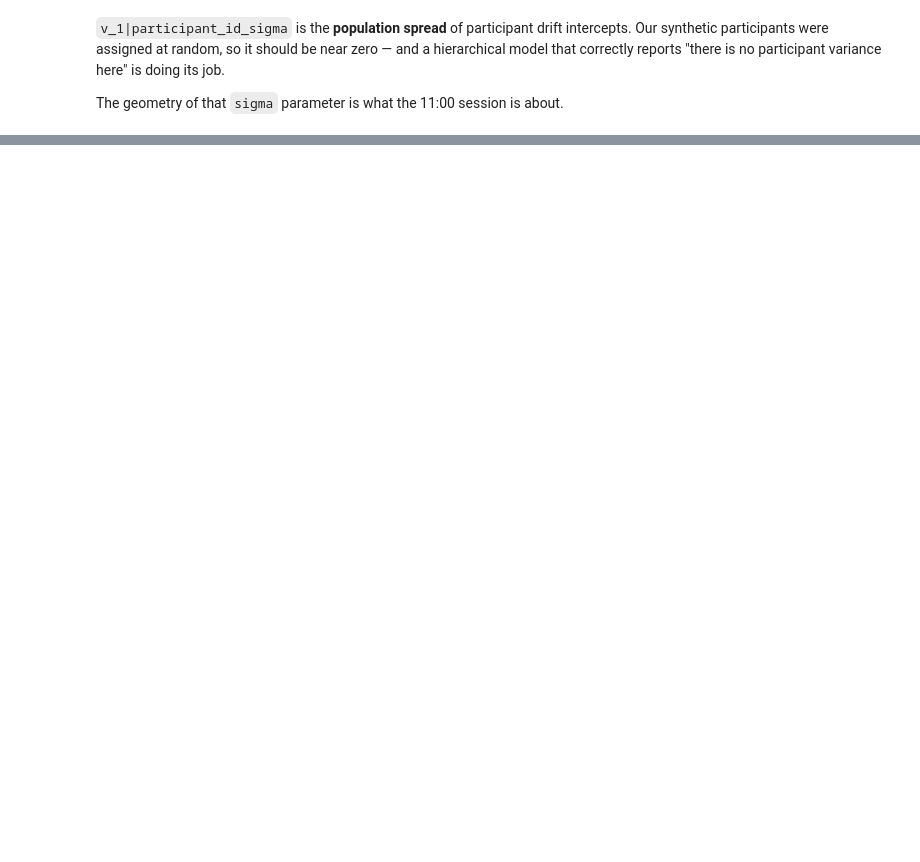
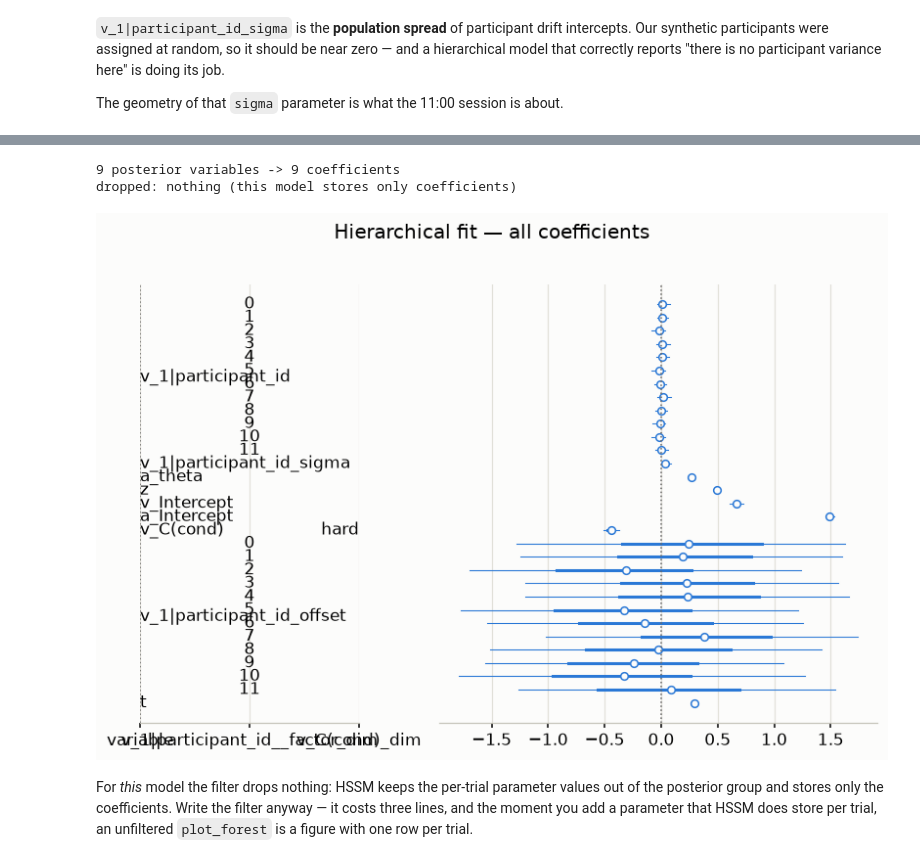
Before and after one commit to VeronikaWendler/sbi4cogsci, a Jupyter notebook: tutorials/day3_sbi_tools/hssm-intro.ipynb, the cells around one changed output, grey strips where cells are left out. Saved outputs shown, nothing was run; the diff lists cells and outputs as text; code cells hidden in the pictures; blank space fills up the shorter version.

```diff
--- a/tutorials/day3_sbi_tools/hssm-intro.ipynb
+++ b/tutorials/day3_sbi_tools/hssm-intro.ipynb
@@ -666,16 +564,0 @@ TRUE: {'v': 0.9, 'a': 1.3, 'z': 0.5, 't': 0.3}
-# %%
-po = model_sur.traces.posterior
-v_, a_, z_, t_ = (po[p].values.ravel() for p in PARAMS)
-mu_post = np.log(a_) - np.log(v_**2 + 0.25) + t_
-drive_post = 2 * v_ * a_ + 4 * (z_ - 0.5)
-mu_true = np.log(1.3) - np.log(0.9**2 + 0.25) + 0.3
-drive_true = 2 * 0.9 * 1.3 + 4 * (0.5 - 0.5)
-
-fig, axes = plt.subplots(1, 2, figsize=(11, 3.6))
-for ax, vals, truth, name in [(axes[0], mu_post, mu_true, r"$\mu$ (RT location)"),
-                              (axes[1], drive_post, drive_true, "choice drive")]:
-    ax.hist(vals, bins=60, density=True, color=S.PRIMARY, alpha=0.85)
-    S.truth_line(ax, truth, axis="x")
-    ax.set(title=name, ylabel="density")
-    ax.legend()
-fig.tight_layout()
@@ -801,0 +574,30 @@ geometry that will break your sampler if you let it.
+# %%
+post = model_hier.traces.posterior
+n_obs = len(data)
+
+coef_vars = [
+    v for v in post.data_vars
+    # keep anything with no trial-sized axis
+    if not any(post[v].sizes[d] == n_obs for d in post[v].dims)
+]
+print(f"{len(post.data_vars)} posterior variables -> {len(coef_vars)} coefficients")
+print("dropped:", sorted(set(post.data_vars) - set(coef_vars)) or "nothing (this model stores only coefficients)")
+# %% [output]
+9 posterior variables -> 9 coefficients
+dropped: nothing (this model stores only coefficients)
+# %%
+az.plot_forest(model_hier.traces, var_names=coef_vars, combined=True)
+fig = plt.gcf()
+fig.set_size_inches(7.5, 5)
+for ax in fig.axes:                    # a zero line to read "overlaps zero" off
+    ax.axvline(0.0, color="0.4", ls=":", lw=1)
+fig.suptitle("Hierarchical fit — all coefficients", y=1.01)
+fig.tight_layout()
+# %% [output]
+[figure, added]
+# %% [markdown]
+For *this* model the filter drops nothing: HSSM keeps the per-trial parameter
+values out of the posterior group and stores only the coefficients. Write the
+filter anyway — it costs three lines, and the moment you add a parameter that
+HSSM does store per trial, an unfiltered `plot_forest` is a figure with one
+row per trial.
```
Also changed, not shown: parts of 56 cells of this notebook, 17 other files.
